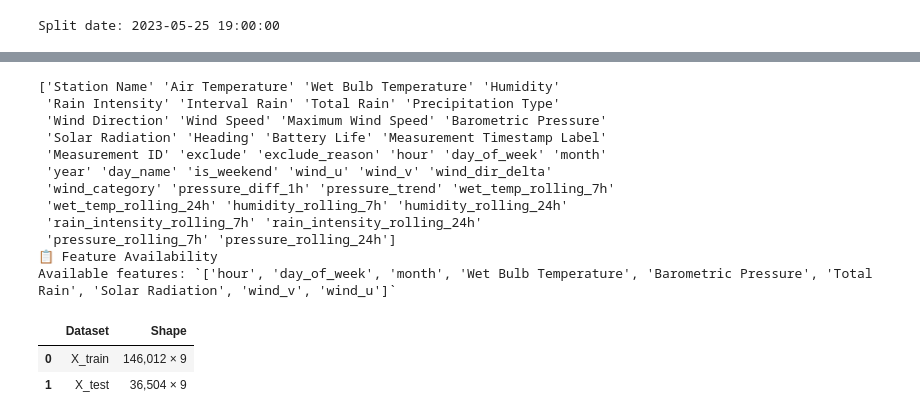
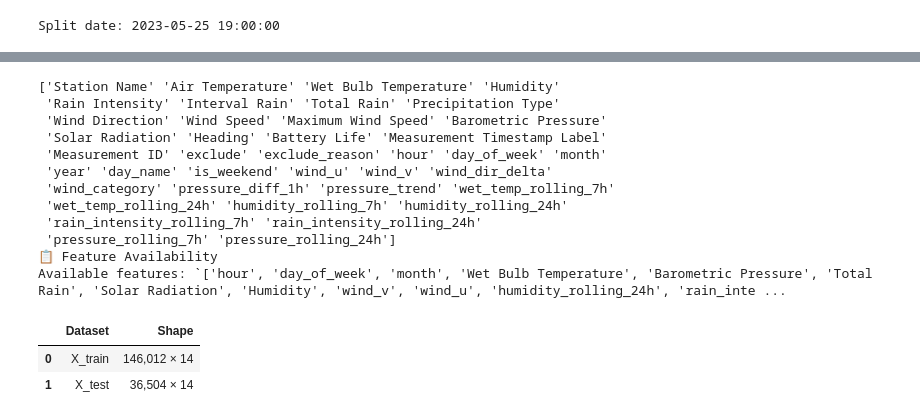
Before and after one commit to UCSF-DataSci/ds217-11-final-bobho1999, a Jupyter notebook: q6_modeling_preparation.ipynb, the cells around one changed output, grey strips where cells are left out. Drawn from its saved outputs; the diff is of its cells as text; code cells hidden in the pictures.

```diff
--- a/q6_modeling_preparation.ipynb
+++ b/q6_modeling_preparation.ipynb
@@ -285,10 +285,13 @@ feature_cols = [
     # Temporal features
     'hour', 'day_of_week', 'month',
     # Weather characteristics
-    'Wet Bulb Temperature', 'Barometric Pressure', 'Total Rain', 'Solar Radiation',
+    'Wet Bulb Temperature', 'Barometric Pressure', 'Total Rain', 'Solar Radiation', 'Humidity',
     # Derived features
-    'wind_v', 'wind_u'
+    'wind_v', 'wind_u',
+    # Rolling features
+    'humidity_rolling_24h', 'rain_intensity_rolling_24h', 'pressure_rolling_7h',
     # Categorical (will need encoding)
+    'Station Name'
 ]
 
 # Check feature availability
@@ -299,33 +302,33 @@ print("📋 Feature Availability")
 print(f"Available features: `{available_features}`")
 if missing_features:
     display(f"⚠️ **Missing features** (will skip): `{missing_features}`")
 
 # Select available features
 X_train = train[available_features].copy()
 X_test = test[available_features].copy()
 y_train = train[target].copy()
 y_test = test[target].copy()
 
 display(pd.DataFrame({
     'Dataset': ['X_train', 'X_test'],
     'Shape': [
         f"{X_train.shape[0]:,} × {X_train.shape[1]}",
         f"{X_test.shape[0]:,} × {X_test.shape[1]}"
     ]
 }))
 # %% [output]
 ['Station Name' 'Air Temperature' 'Wet Bulb Temperature' 'Humidity'
  'Rain Intensity' 'Interval Rain' 'Total Rain' 'Precipitation Type'
  'Wind Direction' 'Wind Speed' 'Maximum Wind Speed' 'Barometric Pressure'
  'Solar Radiation' 'Heading' 'Battery Life' 'Measurement Timestamp Label'
  'Measurement ID' 'exclude' 'exclude_reason' 'hour' 'day_of_week' 'month'
  'year' 'day_name' 'is_weekend' 'wind_u' 'wind_v' 'wind_dir_delta'
  'wind_category' 'pressure_diff_1h' 'pressure_trend' 'wet_temp_rolling_7h'
  'wet_temp_rolling_24h' 'humidity_rolling_7h' 'humidity_rolling_24h'
  'rain_intensity_rolling_7h' 'rain_intensity_rolling_24h'
  'pressure_rolling_7h' 'pressure_rolling_24h']
 📋 Feature Availability
-Available features: `['hour', 'day_of_week', 'month', 'Wet Bulb Temperature', 'Barometric Pressure', 'Total Rain', 'Solar Radiation', 'wind_v', 'wind_u']`
+Available features: `['hour', 'day_of_week', 'month', 'Wet Bulb Temperature', 'Barometric Pressure', 'Total Rain', 'Solar Radiation', 'Humidity', 'wind_v', 'wind_u', 'humidity_rolling_24h', 'rain_inte ...
 |  | Dataset | Shape |
-| 0 | X_train | 146,012 × 9 |
-| 1 | X_test | 36,504 × 9 |
+| 0 | X_train | 146,012 × 14 |
+| 1 | X_test | 36,504 × 14 |
```
Also changed, not shown: parts of 2 cells of this notebook, 10 other files.
